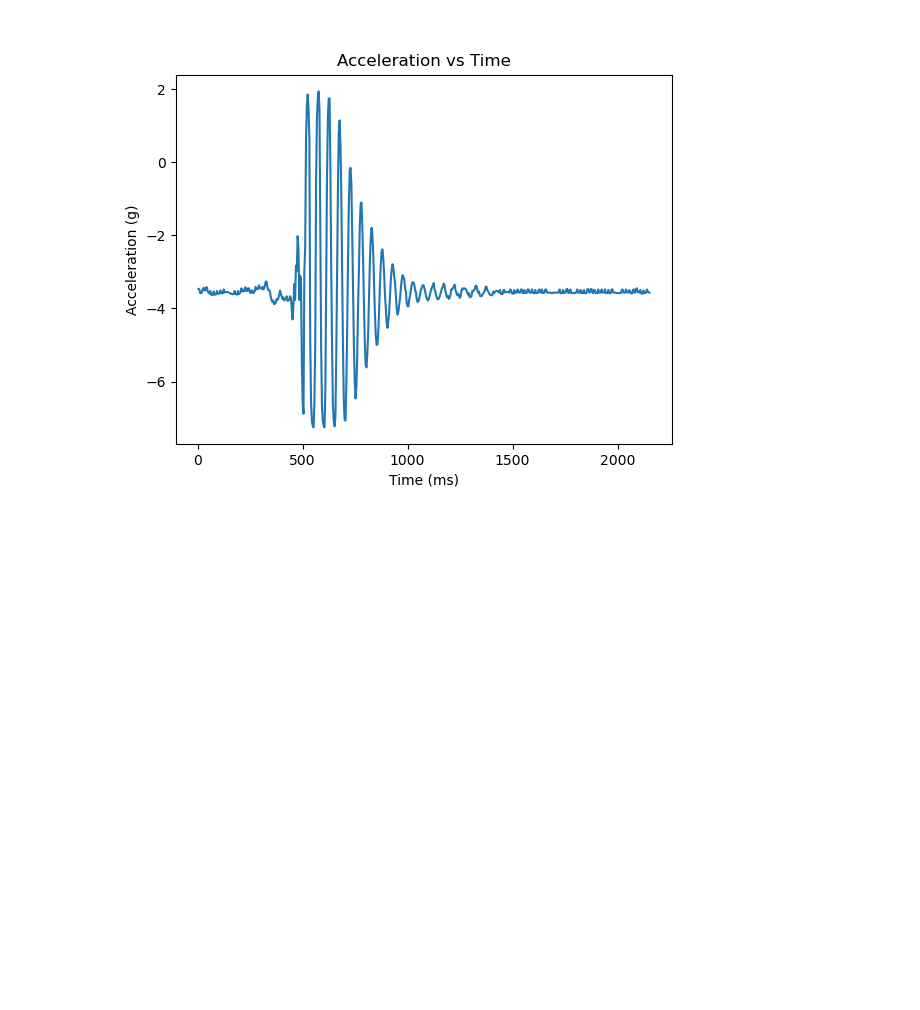
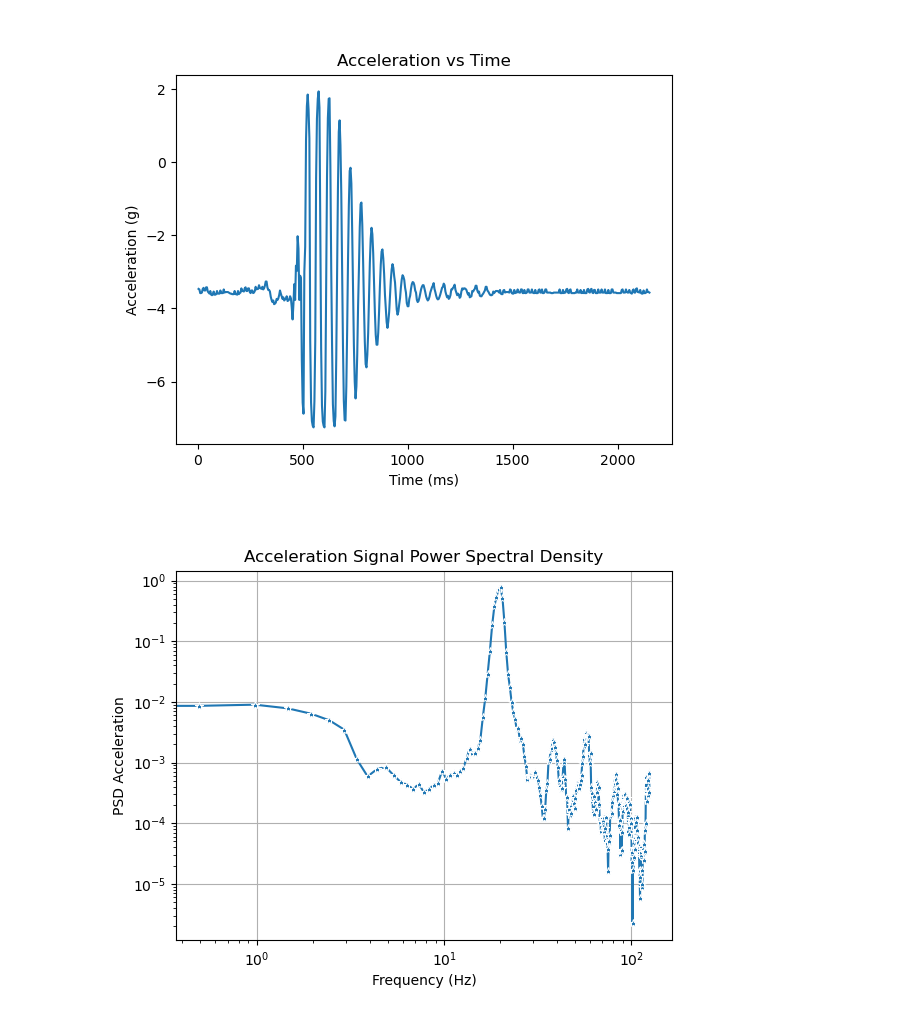
Before and after one commit to cmahoneyy/geng360-mahoney, a Jupyter notebook: frequency_code.ipynb, the cells around one changed output. Drawn from its saved outputs; the diff is of its cells as text; code cells hidden in the pictures; blank space fills up the shorter version.

```diff
--- a/frequency_code.ipynb
+++ b/frequency_code.ipynb
@@ -45,3 +45,35 @@ mplcursors.cursor(hover=False)
 plt.show()
 # %% [output]
 [figure]
+# %%
+# Compute PSD plot
+
+# Definte input parameters for Welch's method
+segment_size = 512 # Size of each segment for Welch's method, should be a power of 2 (e.g. 256, 512, 1024, 2048, 4096)
+overlap_pct = 60 # Percentage of overlap between segments, typically 25-75%
+overlap_size = int(segment_size * overlap_pct / 100) # Calculate the number of samples to overlap between segments
+
+# Calculate sampling frequency from time column
+# Time is in milliseconds, so convert to seconds first
+dt = data["Time (ms)"].diff().median() / 1000  # median time step in seconds
+fs = 1 / dt  # sampling frequency in Hz
+
+# Compute Power Spectral Density using Welch's method
+f, pxx = welch(data['Acceleration (g)'], fs=fs, window="hann", nperseg=segment_size, noverlap=overlap_size)
+
+# f is the frequency vector, pxx is the power spectral density estimate
+# For more details, see the documentation https://docs.scipy.org/doc/scipy/reference/generated/scipy.signal.welch.html
+
+plt.figure()
+sns.lineplot(x=f, y=pxx, marker = '*')
+plt.xscale('log')  # Logarithmic scale for frequency axis
+plt.yscale('log')  # Logarithmic scale for power spectral density
+#plt.xlim([20, 20000])  # Limit x-axis to typical audio frequency range
+plt.xlabel('Frequency (Hz)')
+plt.ylabel('PSD Acceleration')
+plt.title('Acceleration Signal Power Spectral Density')
+plt.grid(True)
+mplcursors.cursor(hover=False)  # Enable interactive cursor for data point selection
+plt.show()
+# %% [output]
+[figure, added]
```
